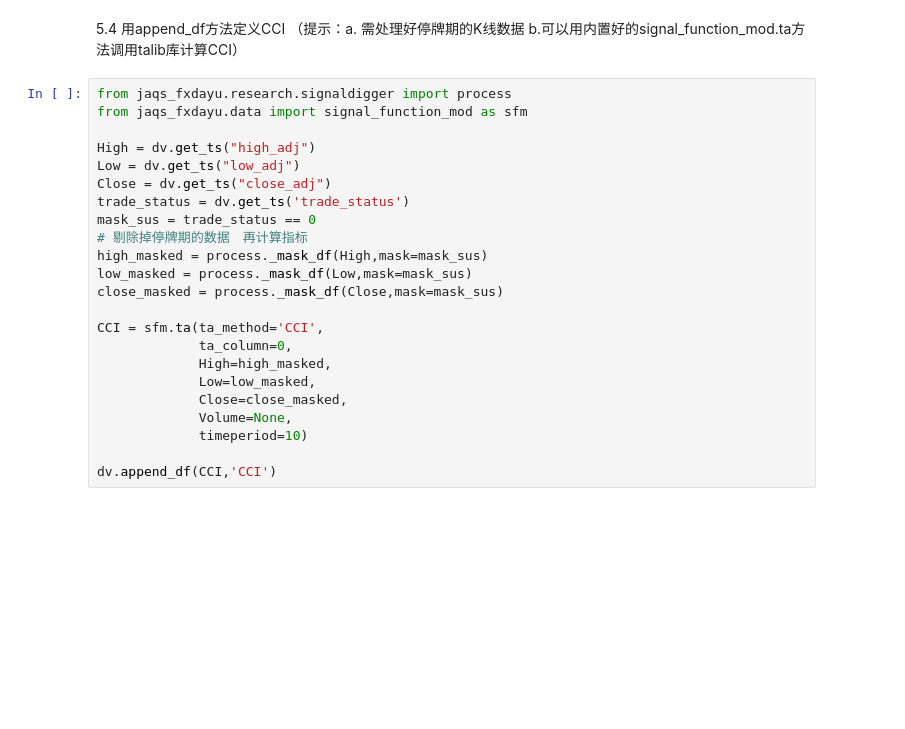
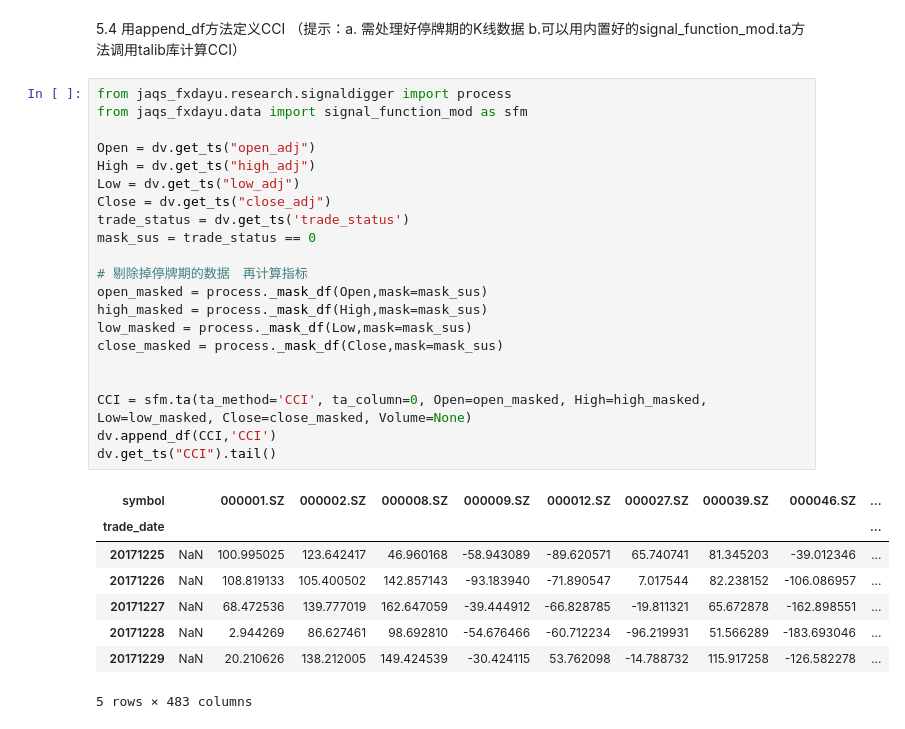
Before and after one commit to auroraso/hellogit, a Jupyter notebook: 0f0基础1-5网课作业.ipynb, the cells around one changed output. Saved outputs shown, nothing was run; the diff lists cells and outputs as text; blank space fills up the shorter version.

```diff
--- a/0f0基础1-5网课作业.ipynb
+++ b/0f0基础1-5网课作业.ipynb
@@ -508,23 +511,30 @@ Field [Divert] is overwritten.
 # %%
 from jaqs_fxdayu.research.signaldigger import process
 from jaqs_fxdayu.data import signal_function_mod as sfm
 
+Open = dv.get_ts("open_adj")
 High = dv.get_ts("high_adj")
 Low = dv.get_ts("low_adj")
 Close = dv.get_ts("close_adj")
 trade_status = dv.get_ts('trade_status')
 mask_sus = trade_status == 0
+
 # 剔除掉停牌期的数据　再计算指标
+open_masked = process._mask_df(Open,mask=mask_sus)
 high_masked = process._mask_df(High,mask=mask_sus)
 low_masked = process._mask_df(Low,mask=mask_sus)
 close_masked = process._mask_df(Close,mask=mask_sus)
 
-CCI = sfm.ta(ta_method='CCI',
-             ta_column=0,
-             High=high_masked,
-             Low=low_masked,
-             Close=close_masked,
-             Volume=None,
-             timeperiod=10)
 
+CCI = sfm.ta(ta_method='CCI', ta_column=0, Open=open_masked, High=high_masked, Low=low_masked, Close=close_masked, Volume=None)
 dv.append_df(CCI,'CCI')
+dv.get_ts("CCI").tail()
+# %% [output]
+| symbol |  | 000001.SZ | 000002.SZ | 000008.SZ | 000009.SZ | 000012.SZ | 000027.SZ | 000039.SZ | 000046.SZ | ... |
+| trade_date |  |  |  |  |  |  |  |  |  | ... |
+| 20171225 | NaN | 100.995025 | 123.642417 | 46.960168 | -58.943089 | -89.620571 | 65.740741 | 81.345203 | -39.012346 | ... |
+| 20171226 | NaN | 108.819133 | 105.400502 | 142.857143 | -93.183940 | -71.890547 | 7.017544 | 82.238152 | -106.086957 | ... |
+| 20171227 | NaN | 68.472536 | 139.777019 | 162.647059 | -39.444912 | -66.828785 | -19.811321 | 65.672878 | -162.898551 | ... |
+| 20171228 | NaN | 2.944269 | 86.627461 | 98.692810 | -54.676466 | -60.712234 | -96.219931 | 51.566289 | -183.693046 | ... |
+| 20171229 | NaN | 20.210626 | 138.212005 | 149.424539 | -30.424115 | 53.762098 | -14.788732 | 115.917258 | -126.582278 | ... |
+5 rows × 483 columns
```
Also changed, not shown: parts of 8 cells of this notebook.
